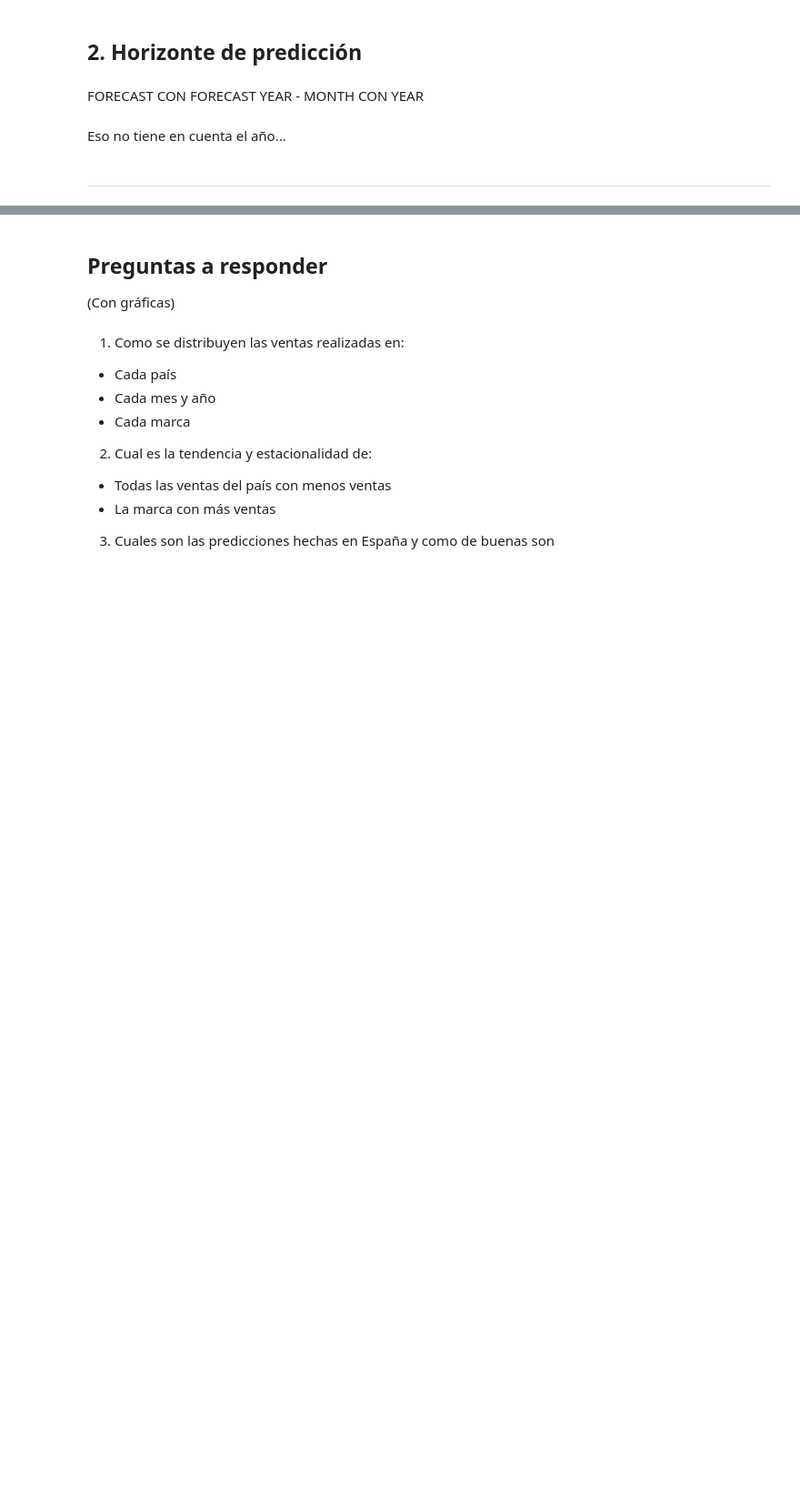
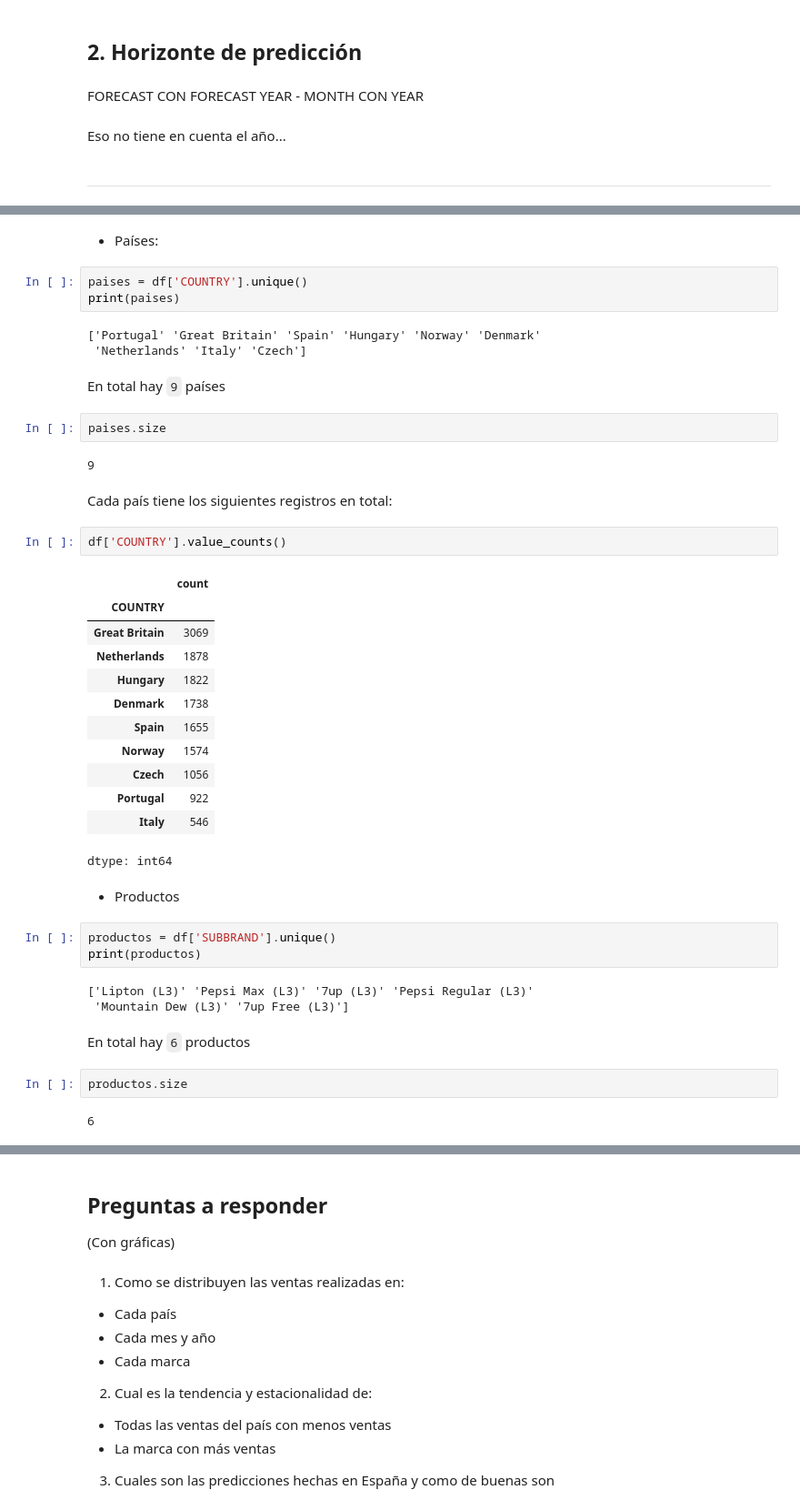
Before and after one commit to anruki/UFV_Visualizacion, a Jupyter notebook: EjerciciosClase/Ventas.ipynb, the cells around one changed output, grey strips where cells are left out. Shown: that part at 91% size. Drawn from its saved outputs; the diff is of its cells as text; blank space fills up the shorter version.

```diff
--- a/EjerciciosClase/Ventas.ipynb
+++ b/EjerciciosClase/Ventas.ipynb
@@ -127,0 +160,45 @@ Eso no tiene en cuenta el año...
+# %% [markdown]
+* Países:
+# %%
+paises = df['COUNTRY'].unique()
+print(paises)
+# %% [output]
+['Portugal' 'Great Britain' 'Spain' 'Hungary' 'Norway' 'Denmark'
+ 'Netherlands' 'Italy' 'Czech']
+# %% [markdown]
+En total hay `9` países
+# %%
+paises.size
+# %% [output]
+9
+# %% [markdown]
+Cada país tiene los siguientes registros en total:
+# %%
+df['COUNTRY'].value_counts()
+# %% [output]
+|  | count |
+| COUNTRY |  |
+| Great Britain | 3069 |
+| Netherlands | 1878 |
+| Hungary | 1822 |
+| Denmark | 1738 |
+| Spain | 1655 |
+| Norway | 1574 |
+| Czech | 1056 |
+| Portugal | 922 |
+| Italy | 546 |
+dtype: int64
+# %% [markdown]
+* Productos
+# %%
+productos = df['SUBBRAND'].unique()
+print(productos)
+# %% [output]
+['Lipton (L3)' 'Pepsi Max (L3)' '7up (L3)' 'Pepsi Regular (L3)'
+ 'Mountain Dew (L3)' '7up Free (L3)']
+# %% [markdown]
+En total hay `6` productos
+# %%
+productos.size
+# %% [output]
+6
```
Also changed, not shown: parts of 12 cells of this notebook.
